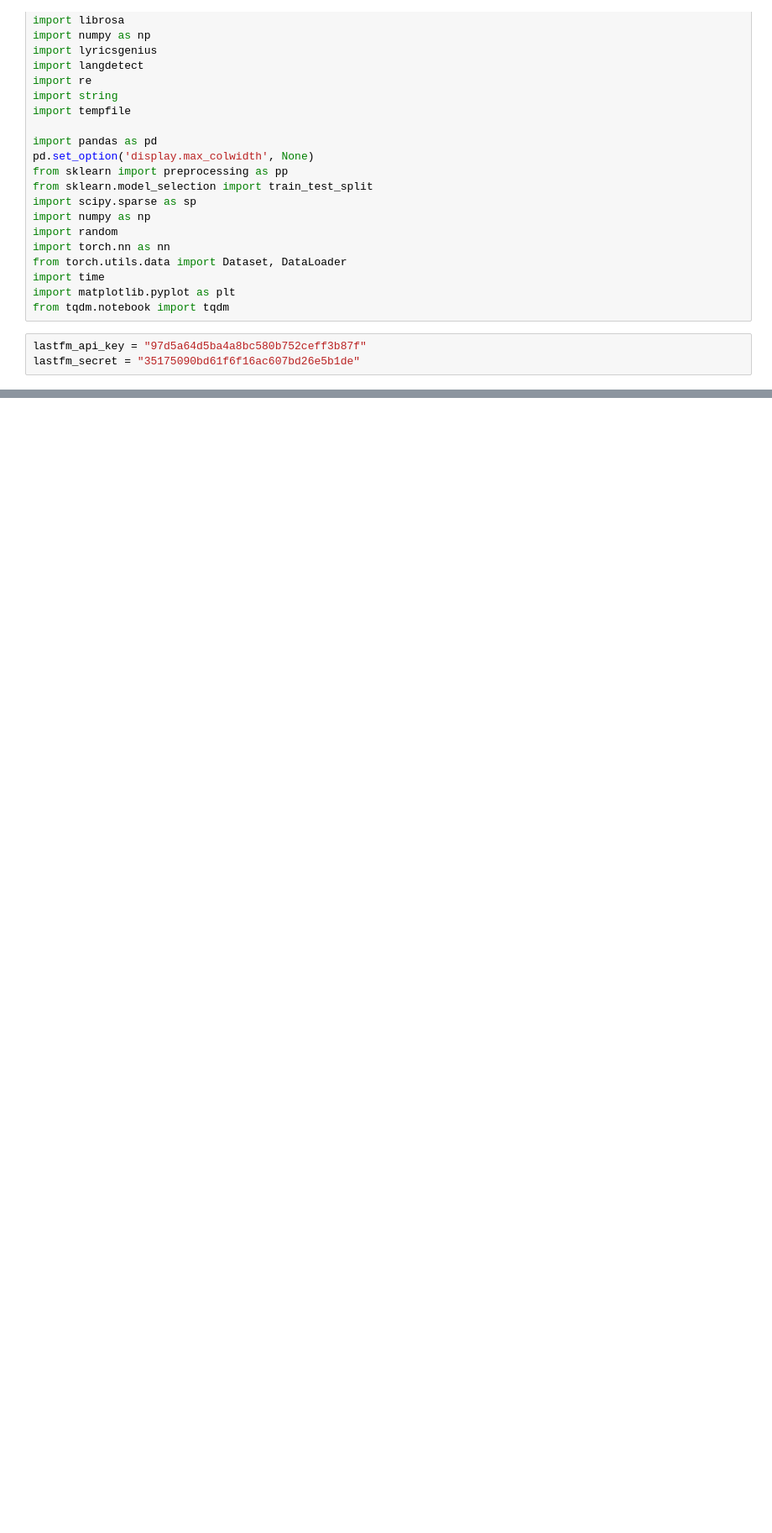
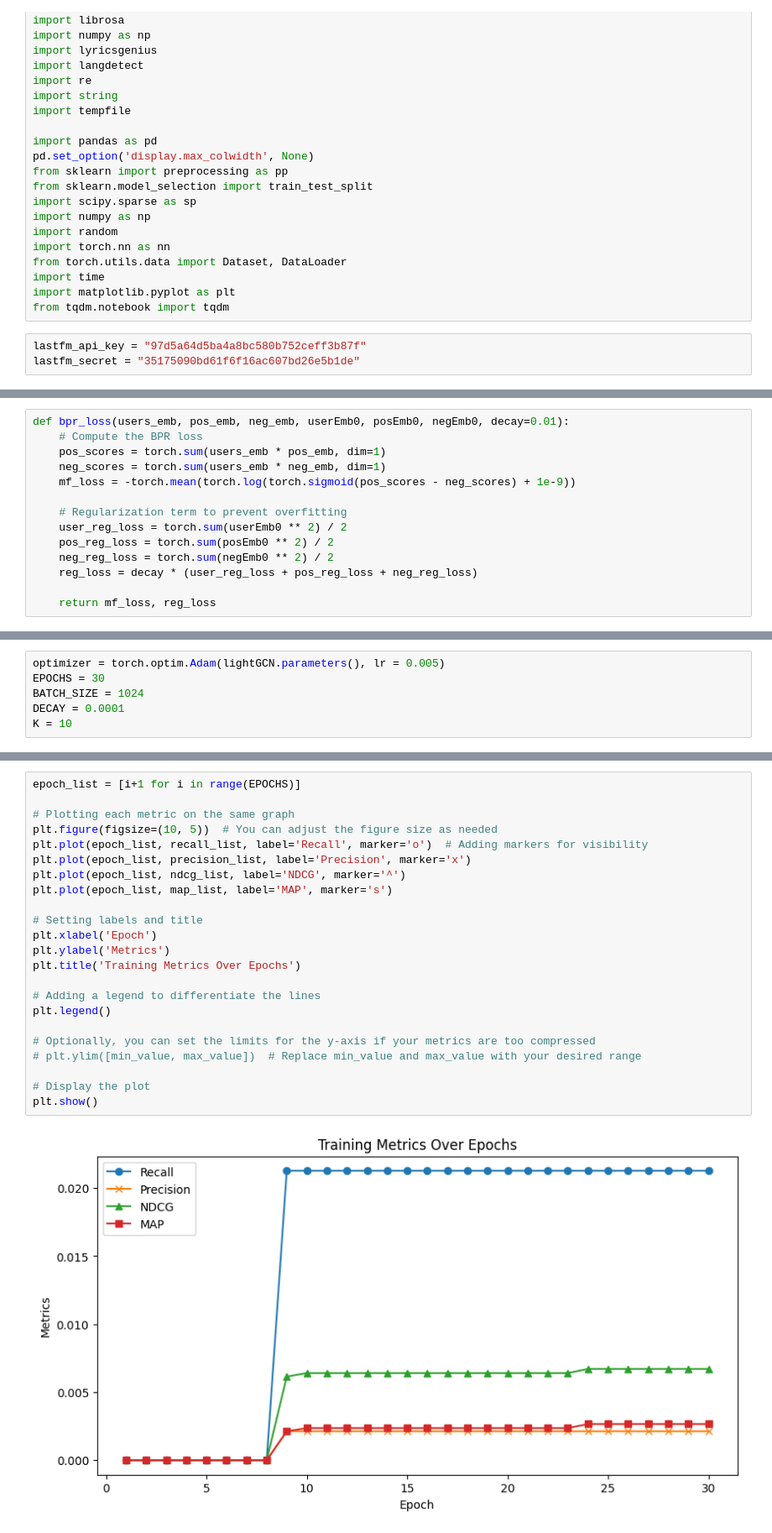
Before and after one commit to LauWyeRock/RecommendationSystem, a Jupyter notebook: GNN/gnn.ipynb, the cells around one changed output, grey strips where cells are left out. Shown at 84% size. Saved outputs shown, nothing was run; the diff lists cells and outputs as text; blank space fills up the shorter version.

```diff
--- a/GNN/gnn.ipynb
+++ b/GNN/gnn.ipynb
@@ -121,0 +327,14 @@ for k in users_loved_tracks.values():
+# %%
+def bpr_loss(users_emb, pos_emb, neg_emb, userEmb0, posEmb0, negEmb0, decay=0.01):
+    # Compute the BPR loss
+    pos_scores = torch.sum(users_emb * pos_emb, dim=1)
+    neg_scores = torch.sum(users_emb * neg_emb, dim=1)
+    mf_loss = -torch.mean(torch.log(torch.sigmoid(pos_scores - neg_scores) + 1e-9))
+
+    # Regularization term to prevent overfitting
+    user_reg_loss = torch.sum(userEmb0 ** 2) / 2
+    pos_reg_loss = torch.sum(posEmb0 ** 2) / 2
+    neg_reg_loss = torch.sum(negEmb0 ** 2) / 2
+    reg_loss = decay * (user_reg_loss + pos_reg_loss + neg_reg_loss)
+
+    return mf_loss, reg_loss
@@ -121,0 +371,6 @@ for k in users_loved_tracks.values():
+# %%
+optimizer = torch.optim.Adam(lightGCN.parameters(), lr = 0.005)
+EPOCHS = 30
+BATCH_SIZE = 1024
+DECAY = 0.0001
+K = 10
@@ -121,0 +437,25 @@ for k in users_loved_tracks.values():
+# %%
+epoch_list = [i+1 for i in range(EPOCHS)]
+
+# Plotting each metric on the same graph
+plt.figure(figsize=(10, 5))  # You can adjust the figure size as needed
+plt.plot(epoch_list, recall_list, label='Recall', marker='o')  # Adding markers for visibility
+plt.plot(epoch_list, precision_list, label='Precision', marker='x')
+plt.plot(epoch_list, ndcg_list, label='NDCG', marker='^')
+plt.plot(epoch_list, map_list, label='MAP', marker='s')
+
+# Setting labels and title
+plt.xlabel('Epoch')
+plt.ylabel('Metrics')
+plt.title('Training Metrics Over Epochs')
+
+# Adding a legend to differentiate the lines
+plt.legend()
+
+# Optionally, you can set the limits for the y-axis if your metrics are too compressed
+# plt.ylim([min_value, max_value])  # Replace min_value and max_value with your desired range
+
+# Display the plot
+plt.show()
+# %% [output]
+[figure, added]
```
Also changed, not shown: parts of 9 cells of this notebook.
